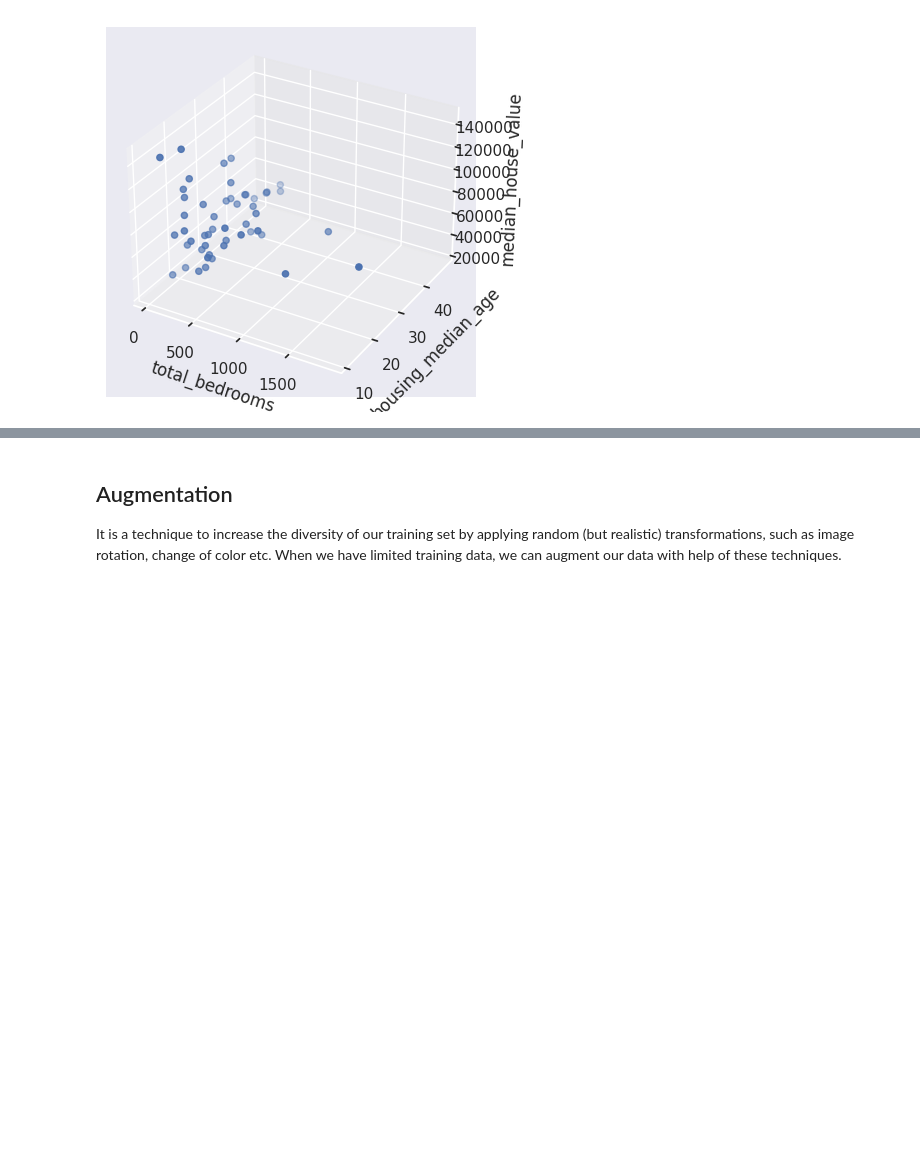
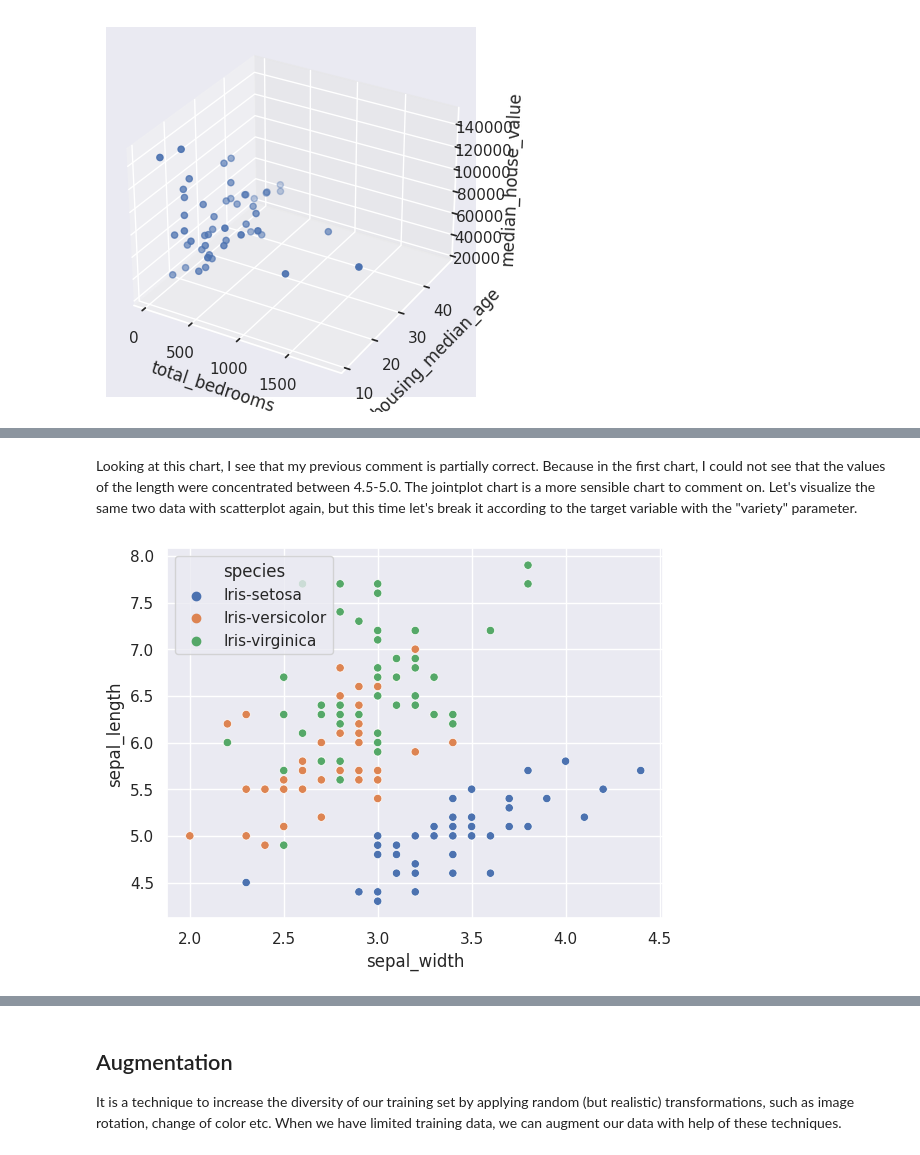
Before and after one commit to rxlnj/SRISHTI-2023, a Jupyter notebook: Assignment2_Roseline_DataFeatures&Augmentation.ipynb, the cells around one changed output, grey strips where cells are left out. Cells and saved outputs as stored; diff of their text form; code cells hidden in the pictures; blank space fills up the shorter version.

```diff
--- a/Assignment2_Roseline_DataFeatures&Augmentation.ipynb
+++ b/Assignment2_Roseline_DataFeatures&Augmentation.ipynb
@@ -241,0 +373,6 @@ plt.show()
+# %% [markdown]
+Looking at this chart, I see that my previous comment is partially correct. Because in the first chart, I could not see that the values of the length were concentrated between 4.5-5.0. The jointplot chart is a more sensible chart to comment on. Let's visualize the same two data with scatterplot again, but this time let's break it according to the target variable with the "variety" parameter.
+# %%
+sns.scatterplot(x = "sepal_width", y="sepal_length", hue = "species", data=df );
+# %% [output]
+[figure, added]
```
Also changed, not shown: parts of 52 cells of this notebook.
